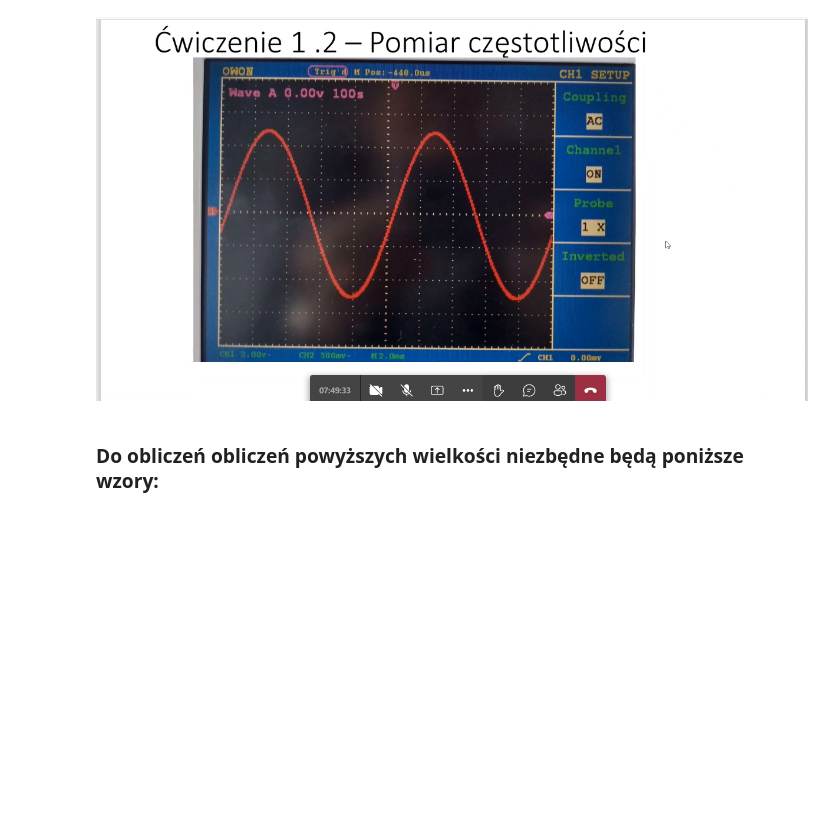
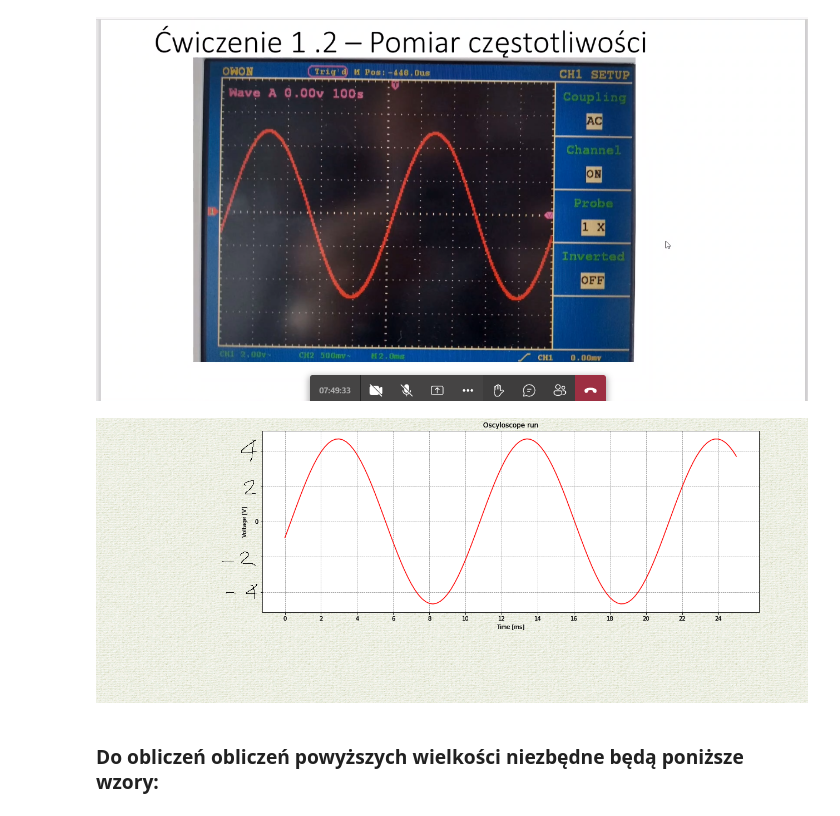
Before and after one commit to yellowBunnyy/elektrotechnika, a Jupyter notebook: Ćwiczenie 1.2.ipynb, the cells around one changed output. Cells and saved outputs as stored; diff of their text form; code cells hidden in the pictures; blank space fills up the shorter version.

```diff
--- a/Ćwiczenie 1.2.ipynb
+++ b/Ćwiczenie 1.2.ipynb
@@ -10,6 +10,11 @@ path = "./oscyloscope_file.png"
 Image(path)
 # %% [output]
 [figure]
+# %%
+path2 = "./oscyloscope_plot.png"
+Image(path2)
+# %% [output]
+[figure, added]
 # %% [markdown]
 ### Do obliczeń obliczeń powyższych wielkości niezbędne będą poniższe wzory:
 # %% [markdown]
```
Also changed, not shown: parts of 1 cell of this notebook.
